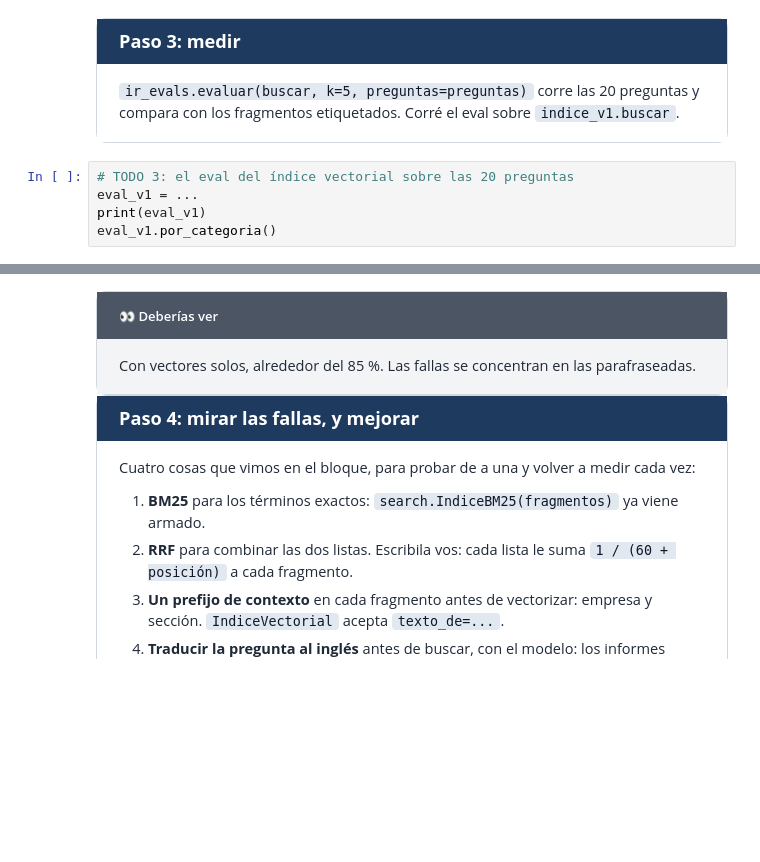
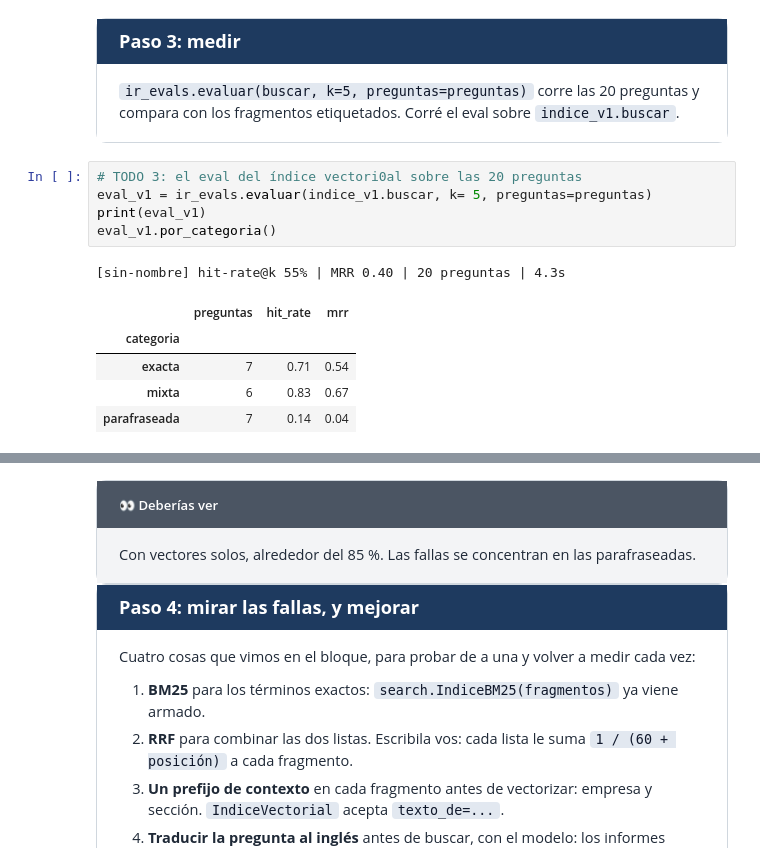
Before and after one commit to jpruizf/curso-de-agentes-ia, a Jupyter notebook: week_2_tarea.ipynb, the cells around one changed output, grey strips where cells are left out. Cells and saved outputs as stored; diff of their text form; blank space fills up the shorter version.

```diff
--- a/week_2_tarea.ipynb
+++ b/week_2_tarea.ipynb
@@ -243,10 +273,17 @@ print("OK. El índice busca por significado.")
 # %% [markdown]
 <div style="border: 1px solid #d0d7de; border-radius: 10px; overflow: hidden; margin: 14px 0; box-shadow: 0 1px 4px rgba(15, 23, 42, 0.10); max-width: 1000px;"><div style="background: #1e3a5f; color: #ffffff; padding: 12px 22px; font-size: 1.3em; font-weight: 700; line-height: 1.3;">Paso 3: medir</div><div style="background: #ffffff; color: #1f2937; padding: 16px 22px 6px 22px; font-size: 1.04em; line-height: 1.55;"><p style="margin: 0 0 12px 0;"><code style="background: #e2e8f0; color: #0f172a; padding: 1px 6px; border-radius: 4px; font-size: 0.92em;">ir_evals.evaluar(buscar, k=5, preguntas=preguntas)</code> corre las 20 preguntas y compara con los fragmentos etiquetados. Corré el eval sobre <code style="background: #e2e8f0; color: #0f172a; padding: 1px 6px; border-radius: 4px; font-size: 0.92em;">indice_v1.buscar</code>.</p></div></div>
 # %%
-# TODO 3: el eval del índice vectorial sobre las 20 preguntas
-eval_v1 = ...
+# TODO 3: el eval del índice vectori0al sobre las 20 preguntas
+eval_v1 = ir_evals.evaluar(indice_v1.buscar, k= 5, preguntas=preguntas)
 print(eval_v1)
 eval_v1.por_categoria()
+# %% [output]
+[sin-nombre] hit-rate@k 55% | MRR 0.40 | 20 preguntas | 4.3s
+|  | preguntas | hit_rate | mrr |
+| categoria |  |  |  |
+| exacta | 7 | 0.71 | 0.54 |
+| mixta | 6 | 0.83 | 0.67 |
+| parafraseada | 7 | 0.14 | 0.04 |
 # %%
 # ✅ CHECK 3
 assert len(eval_v1.df) == 20, "TODO 3: el eval tiene que comparar 20 preguntas"
```
Also changed, not shown: parts of 10 cells of this notebook.
